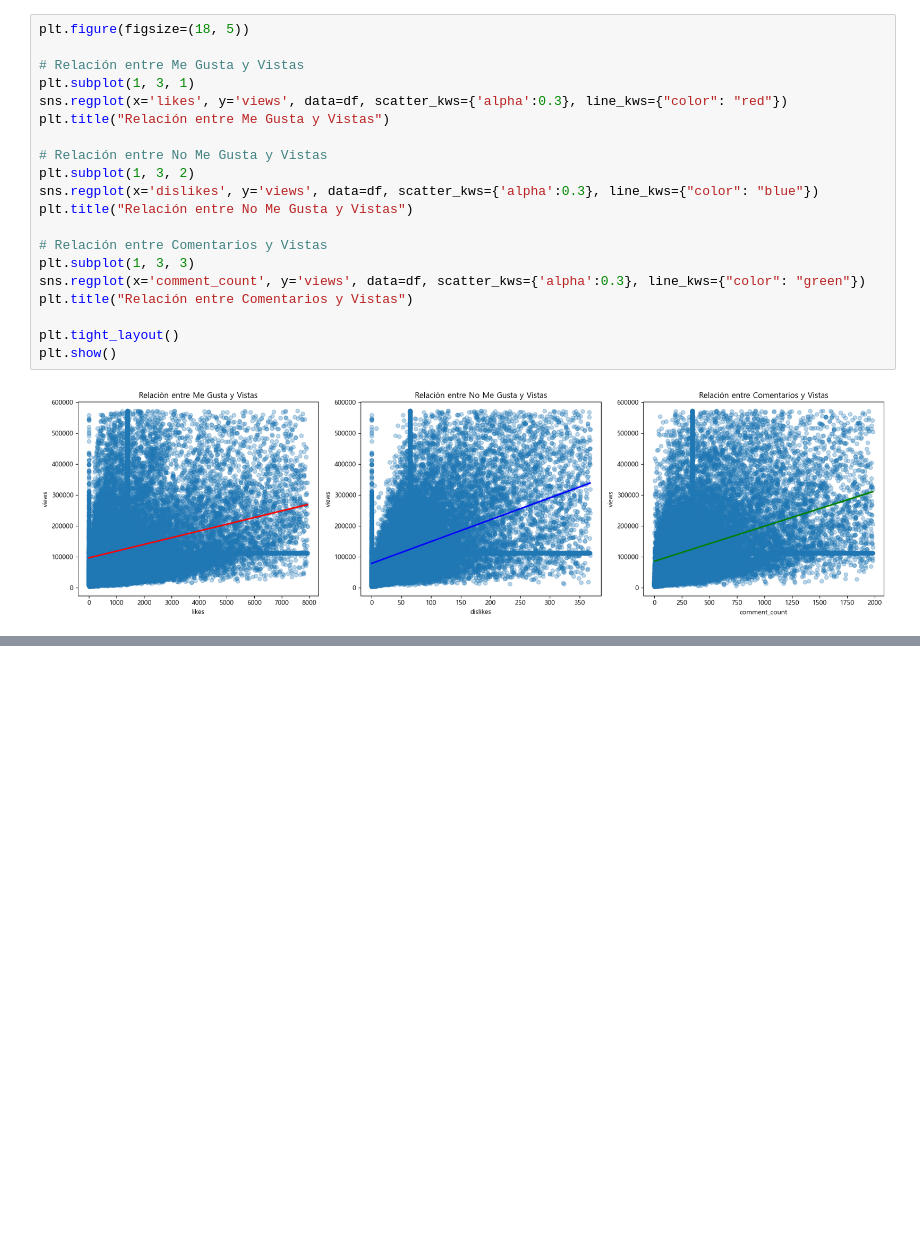
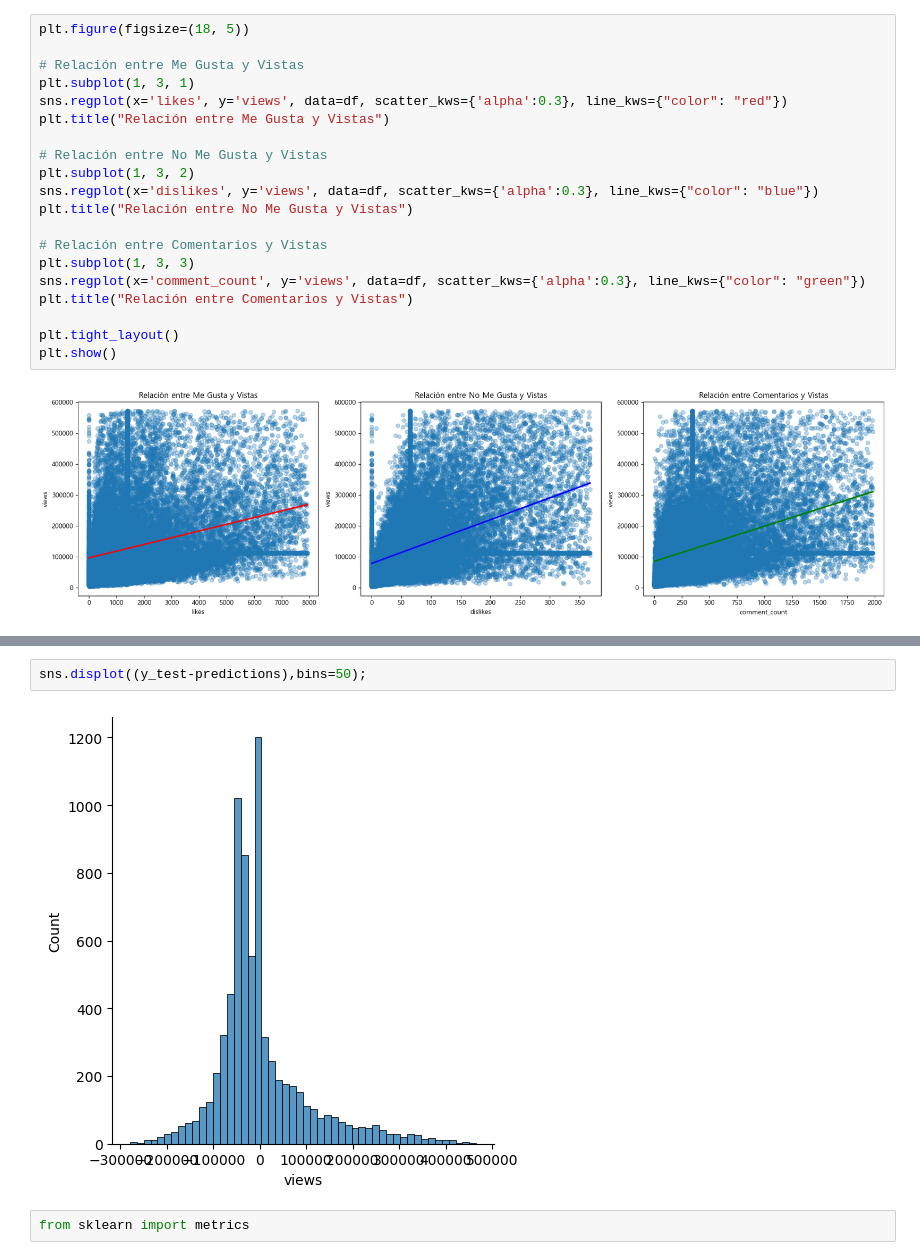
Before and after one commit to DiegoEBV/CRISP-DM-KRS, a Jupyter notebook: code/analysis-visualization.ipynb, the cells around one changed output, grey strips where cells are left out. Saved outputs shown, nothing was run; the diff lists cells and outputs as text; blank space fills up the shorter version.

```diff
--- a/code/analysis-visualization.ipynb
+++ b/code/analysis-visualization.ipynb
@@ -485,0 +521,6 @@ R2 Score: 0.2921374815704284
+# %%
+sns.displot((y_test-predictions),bins=50);
+# %% [output]
+[figure, added]
+# %%
+from sklearn import metrics
```
Also changed, not shown: parts of 9 cells of this notebook, 1 other file.
